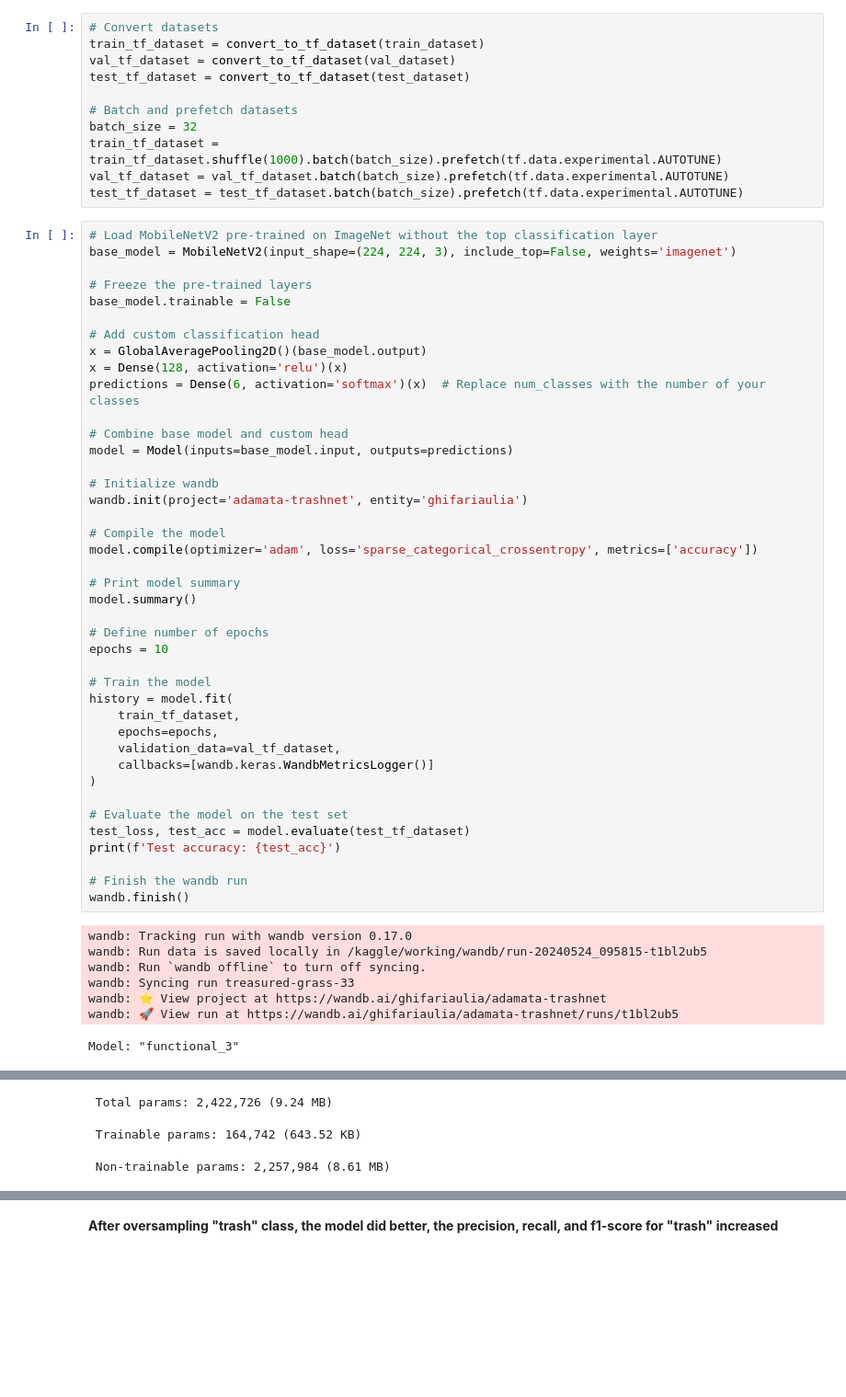
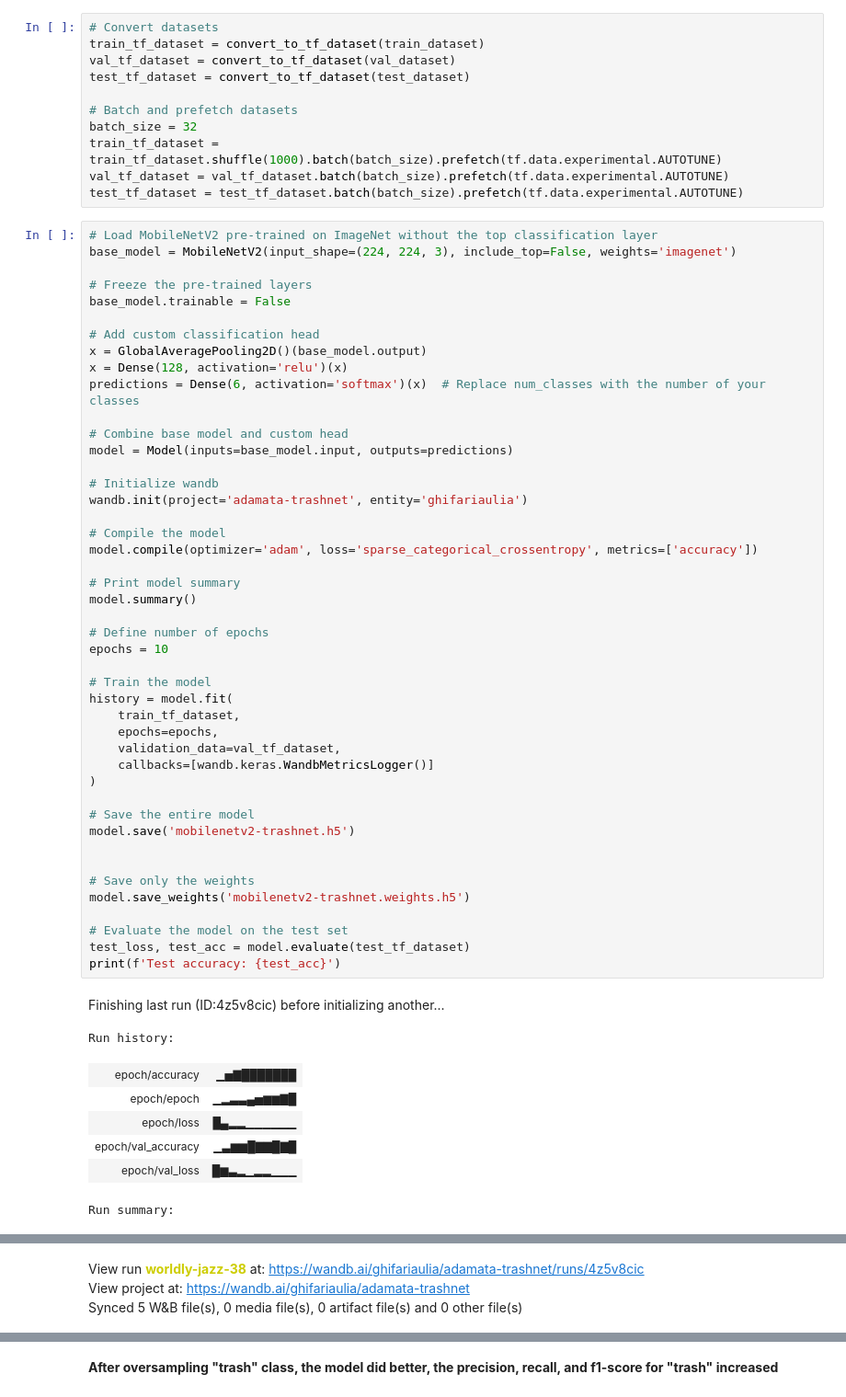
Before and after one commit to ghifariaulia/adamata-test, a Jupyter notebook: adamata-test.ipynb, the cells around one changed output, grey strips where cells are left out. Shown at 92% size. Drawn from its saved outputs; the diff is of its cells as text; blank space fills up the shorter version.

Commit message:
Kaggle Notebook | adamata | Version 4

```diff
--- a/adamata-test.ipynb
+++ b/adamata-test.ipynb
@@ -405,40 +362,45 @@ x = GlobalAveragePooling2D()(base_model.output)
 x = Dense(128, activation='relu')(x)
 predictions = Dense(6, activation='softmax')(x)  # Replace num_classes with the number of your classes
 
 # Combine base model and custom head
 model = Model(inputs=base_model.input, outputs=predictions)
 
 # Initialize wandb
 wandb.init(project='adamata-trashnet', entity='ghifariaulia')
 
 # Compile the model
 model.compile(optimizer='adam', loss='sparse_categorical_crossentropy', metrics=['accuracy'])
 
 # Print model summary
 model.summary()
 
 # Define number of epochs
 epochs = 10
 
 # Train the model
 history = model.fit(
     train_tf_dataset,
     epochs=epochs,
     validation_data=val_tf_dataset,
     callbacks=[wandb.keras.WandbMetricsLogger()]
 )
 
+# Save the entire model
+model.save('mobilenetv2-trashnet.h5')
+
+
+# Save only the weights
+model.save_weights('mobilenetv2-trashnet.weights.h5')
+
 # Evaluate the model on the test set
 test_loss, test_acc = model.evaluate(test_tf_dataset)
 print(f'Test accuracy: {test_acc}')
-
-# Finish the wandb run
-wandb.finish()
 # %% [output]
+Finishing last run (ID:4z5v8cic) before initializing another...
-wandb: Tracking run with wandb version 0.17.0
-wandb: Run data is saved locally in /kaggle/working/wandb/run-20240524_095815-t1bl2ub5
-wandb: Run `wandb offline` to turn off syncing.
-wandb: Syncing run treasured-grass-33
-wandb: ⭐️ View project at https://wandb.ai/ghifariaulia/adamata-trashnet
-wandb: 🚀 View run at https://wandb.ai/ghifariaulia/adamata-trashnet/runs/t1bl2ub5
+Run history:
+| epoch/accuracy | ▁▅▇███████ |
+| epoch/epoch | ▁▂▃▃▄▅▆▆▇█ |
+| epoch/loss | █▄▂▂▁▁▁▁▁▁ |
+| epoch/val_accuracy | ▁▃▆▆█▇▇█▇█ |
+| epoch/val_loss | █▆▃▂▁▂▂▁▁▁ |
-Model: "functional_3"
+Run summary:
@@ -444,0 +412,3 @@ Model: "functional_3"
+View run worldly-jazz-38 at: https://wandb.ai/ghifariaulia/adamata-trashnet/runs/4z5v8cic
+View project at: https://wandb.ai/ghifariaulia/adamata-trashnet
+Synced 5 W&B file(s), 0 media file(s), 0 artifact file(s) and 0 other file(s)
@@ -462,3 +421,0 @@ Model: "functional_3"
- Total params: 2,422,726 (9.24 MB)
- Trainable params: 164,742 (643.52 KB)
- Non-trainable params: 2,257,984 (8.61 MB)
```
Also changed, not shown: parts of 7 cells of this notebook.
